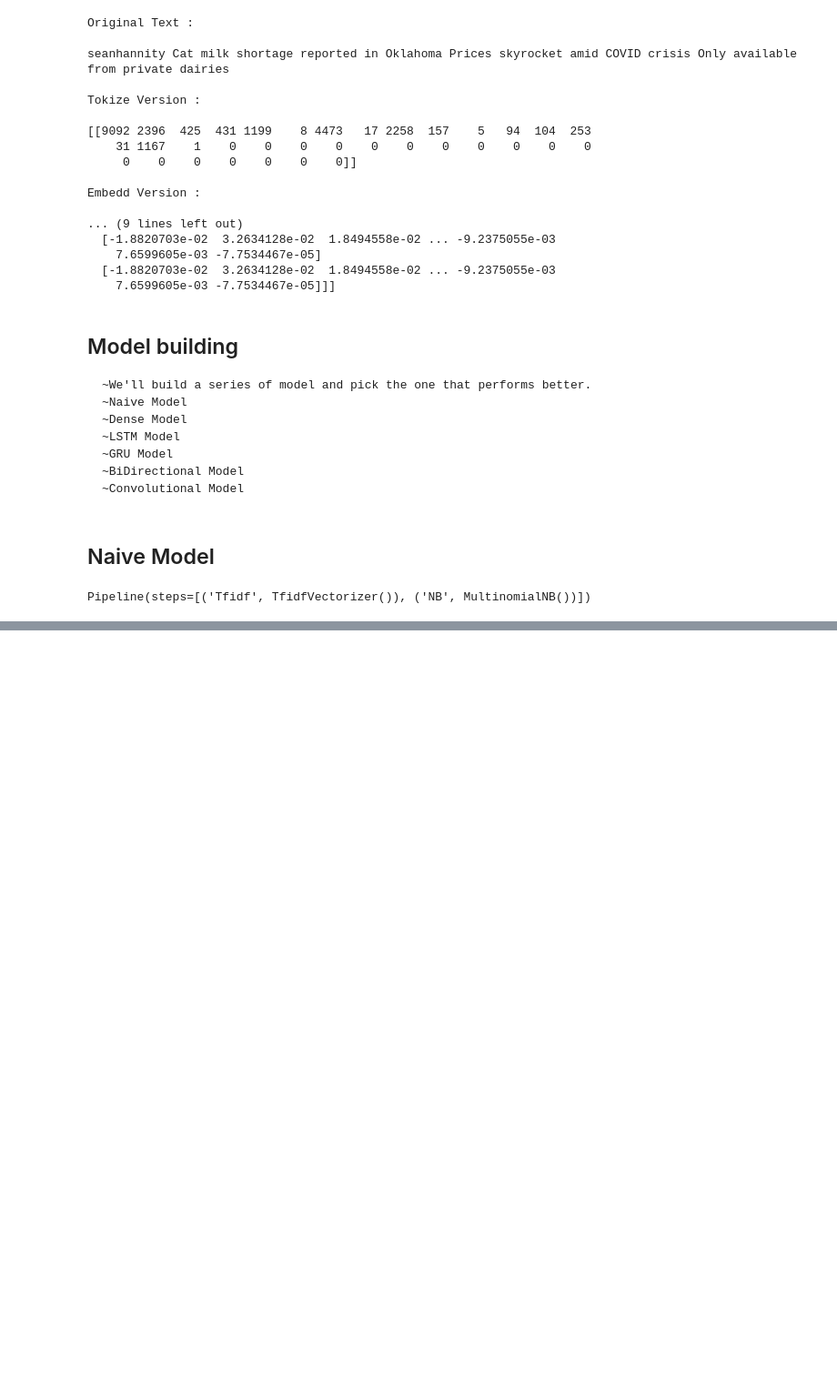
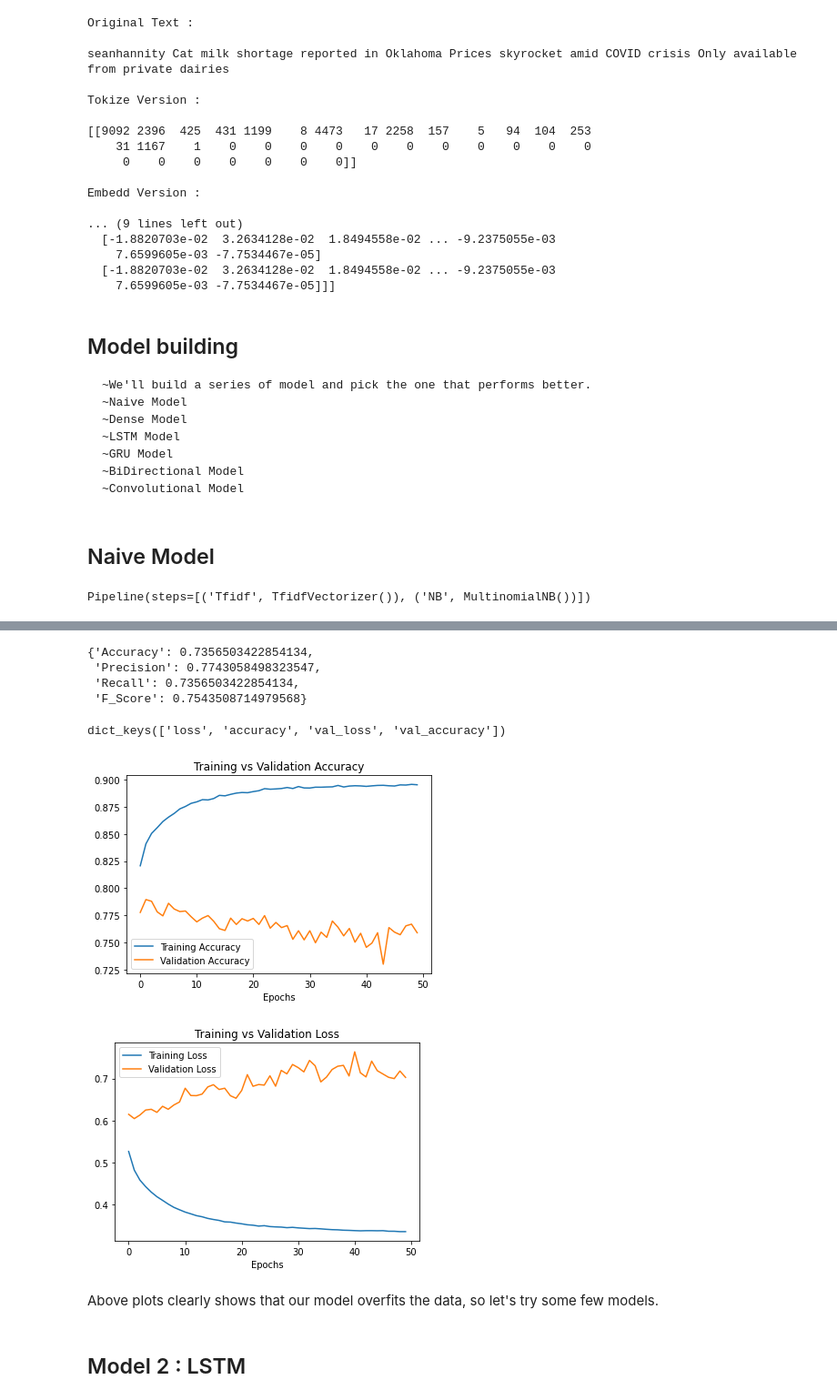
Before and after one commit to ahmad1jalal/Covid-Tweets-Classification, a Jupyter notebook: Covid-Tweets.ipynb, the cells around one changed output, grey strips where cells are left out. Shown at 91% size. Drawn from its saved outputs; the diff is of its cells as text; code cells hidden in the pictures; blank space fills up the shorter version.

Commit message:
LSTM

```diff
--- a/Covid-Tweets.ipynb
+++ b/Covid-Tweets.ipynb
@@ -709,0 +707,51 @@ model_1_resutls =
+# %%
+# calculate_results
+model_1_results = calculate_results(y_test,model_1_pred)
+model_1_results
+# %% [output]
+{'Accuracy': 0.7356503422854134,
+ 'Precision': 0.7743058498323547,
+ 'Recall': 0.7356503422854134,
+ 'F_Score': 0.7543508714979568}
+# %%
+# getting the history keys....
+history_1.history.keys()
+# %% [output]
+dict_keys(['loss', 'accuracy', 'val_loss', 'val_accuracy'])
+# %%
+# let's make a funciton that will plot the model performance....
+def plot_model(history):
+
+    loss = history.history["loss"]
+    val_loss = history.history["val_loss"]
+
+    acc = history.history["accuracy"]
+    val_acc = history.history["val_accuracy"]
+
+    epochs = range(len(loss))
+
+#     plottint the model accuracy vs validation accuracy
+    plt.plot(epochs,acc,label="Training Accuracy")
+    plt.plot(epochs,val_acc,label="Validation Accuracy")
+    plt.title("Training vs Validation Accuracy")
+    plt.xlabel("Epochs")
+    plt.legend()
+
+#     plotting the training vs validation loss
+    plt.figure()
+    plt.plot(epochs,loss,label="Training Loss")
+    plt.plot(epochs,val_loss,label="Validation Loss")
+    plt.title("Training vs Validation Loss")
+    plt.xlabel("Epochs")
+    plt.legend()
+    plt.show()
+# %%
+# plot the model performance....
+plot_model(history_1)
+# %% [output]
+[figure, added]
+[figure, added]
+# %% [markdown]
+Above plots clearly shows that our model overfits the data, so let's try some few models.
+# %% [markdown]
+## Model 2 : LSTM
```
Also changed, not shown: parts of 32 cells of this notebook, 1 other file.
